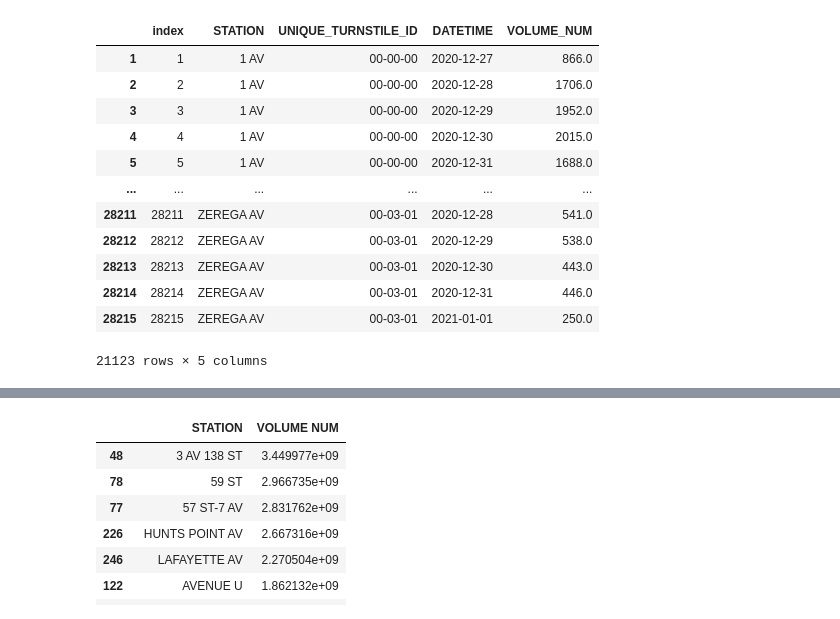
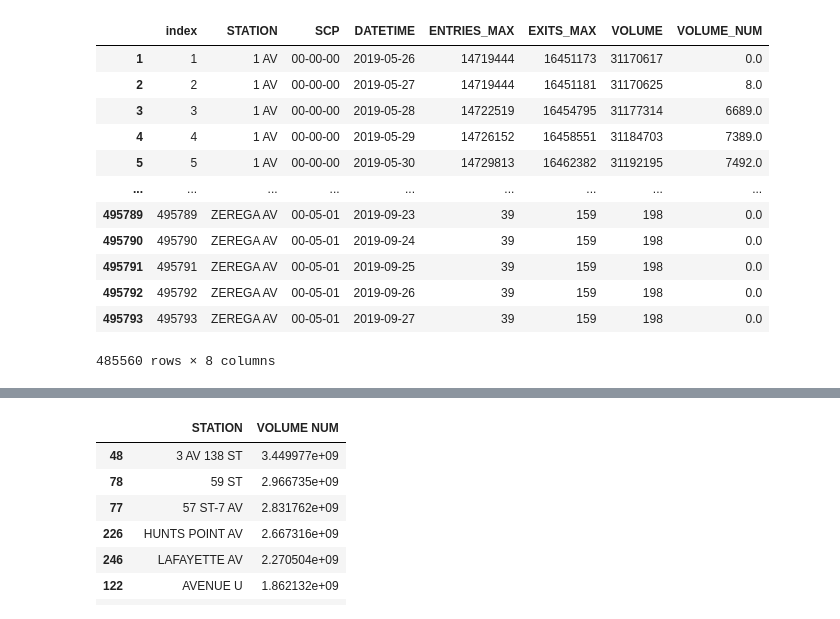
Before and after one commit to yhuang060/MTA-Subway, a Jupyter notebook: MTA Project.ipynb, the cells around one changed output, grey strips where cells are left out. Drawn from its saved outputs; the diff is of its cells as text; code cells hidden in the pictures.

```diff
--- a/MTA Project.ipynb
+++ b/MTA Project.ipynb
@@ -2,5 +2,4 @@
 import pandas as pd
 import glob
 # %%
-#df = pd.concat(map(pd.read_csv, glob.glob('Subway_Data/*.txt')))
-df = pd.concat(map(pd.read_csv, ['http://web.mta.info/developers/data/nyct/turnstile/turnstile_210102.txt']))
+df = pd.concat(map(pd.read_csv, glob.glob('Subway_Data/*.txt')))
@@ -38,36 +57,37 @@ df["DAY_OF_WEEK"] = df["DATETIME"].dt.day_name()
 # %%
 #Station by volume
 df_by_station = df.groupby(["STATION","SCP", pd.Grouper(key="DATETIME", freq = "D")]).agg({'ENTRIES': ['max'], "EXITS":["max"]})
 
 df_by_station.reset_index(inplace=True)
 
 
-df_by_station.columns = ['STATION','UNIQUE_TURNSTILE_ID','DATETIME','ENTRIES_MAX','EXITS_MAX']
+df_by_station.columns = ['STATION','SCP','DATETIME','ENTRIES_MAX','EXITS_MAX']
 
 df_by_station["VOLUME"] = df_by_station["ENTRIES_MAX"] + df_by_station["EXITS_MAX"]
 df_by_station["VOLUME_NUM"] = df_by_station["VOLUME"].diff()
 
 
 df_by_station.reset_index(inplace=True)
 
 #print(min(df['DATETIME']))
 df_by_station = df_by_station[df_by_station["DATETIME"]> min(df['DATETIME'])]
-df_by_station = df_by_station[df_by_station["VOLUME_NUM"] > 0]
+df_by_station = df_by_station[df_by_station["VOLUME_NUM"] >= 0]
 
-df_by_station.drop(["ENTRIES_MAX", "EXITS_MAX", "VOLUME"], axis =1, inplace = True)
-
+#df_by_station.drop(["ENTRIES_MAX", "EXITS_MAX", "VOLUME"], axis =1, inplace = True)
+#i=df_by_station['STATION']=='59 ST'
+#print(df_by_station[i][3000:3712])
 df_by_station
 # %% [output]
-|  | index | STATION | UNIQUE_TURNSTILE_ID | DATETIME | VOLUME_NUM |
-| 1 | 1 | 1 AV | 00-00-00 | 2020-12-27 | 866.0 |
-| 2 | 2 | 1 AV | 00-00-00 | 2020-12-28 | 1706.0 |
-| 3 | 3 | 1 AV | 00-00-00 | 2020-12-29 | 1952.0 |
-| 4 | 4 | 1 AV | 00-00-00 | 2020-12-30 | 2015.0 |
-| 5 | 5 | 1 AV | 00-00-00 | 2020-12-31 | 1688.0 |
-| ... | ... | ... | ... | ... | ... |
-| 28211 | 28211 | ZEREGA AV | 00-03-01 | 2020-12-28 | 541.0 |
-| 28212 | 28212 | ZEREGA AV | 00-03-01 | 2020-12-29 | 538.0 |
-| 28213 | 28213 | ZEREGA AV | 00-03-01 | 2020-12-30 | 443.0 |
-| 28214 | 28214 | ZEREGA AV | 00-03-01 | 2020-12-31 | 446.0 |
-| 28215 | 28215 | ZEREGA AV | 00-03-01 | 2021-01-01 | 250.0 |
+|  | index | STATION | SCP | DATETIME | ENTRIES_MAX | EXITS_MAX | VOLUME | VOLUME_NUM |
+| 1 | 1 | 1 AV | 00-00-00 | 2019-05-26 | 14719444 | 16451173 | 31170617 | 0.0 |
+| 2 | 2 | 1 AV | 00-00-00 | 2019-05-27 | 14719444 | 16451181 | 31170625 | 8.0 |
+| 3 | 3 | 1 AV | 00-00-00 | 2019-05-28 | 14722519 | 16454795 | 31177314 | 6689.0 |
+| 4 | 4 | 1 AV | 00-00-00 | 2019-05-29 | 14726152 | 16458551 | 31184703 | 7389.0 |
+| 5 | 5 | 1 AV | 00-00-00 | 2019-05-30 | 14729813 | 16462382 | 31192195 | 7492.0 |
+| ... | ... | ... | ... | ... | ... | ... | ... | ... |
+| 495789 | 495789 | ZEREGA AV | 00-05-01 | 2019-09-23 | 39 | 159 | 198 | 0.0 |
+| 495790 | 495790 | ZEREGA AV | 00-05-01 | 2019-09-24 | 39 | 159 | 198 | 0.0 |
+| 495791 | 495791 | ZEREGA AV | 00-05-01 | 2019-09-25 | 39 | 159 | 198 | 0.0 |
+| 495792 | 495792 | ZEREGA AV | 00-05-01 | 2019-09-26 | 39 | 159 | 198 | 0.0 |
+| 495793 | 495793 | ZEREGA AV | 00-05-01 | 2019-09-27 | 39 | 159 | 198 | 0.0 |
-21123 rows × 5 columns
+485560 rows × 8 columns
```
Also changed, not shown: parts of 7 cells of this notebook, 1 other file.
